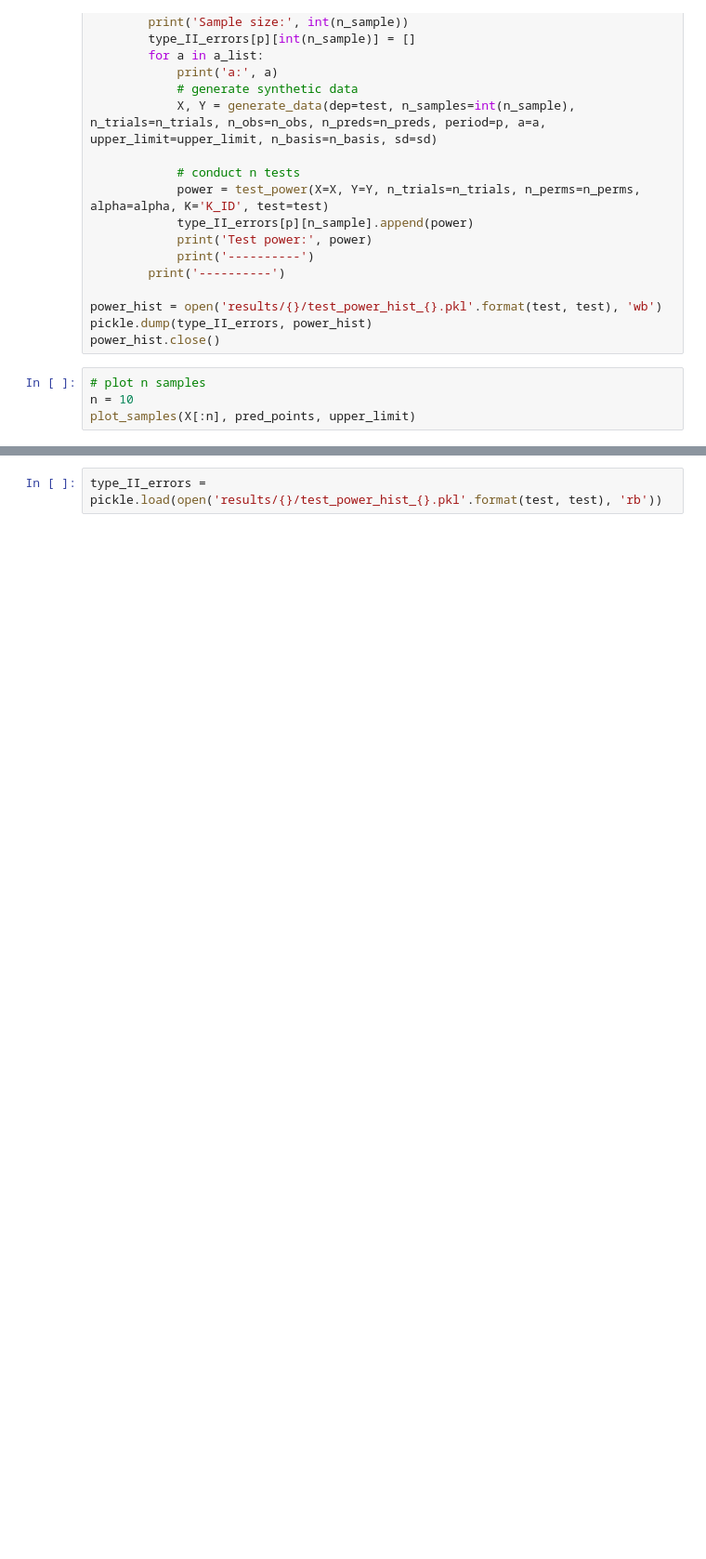
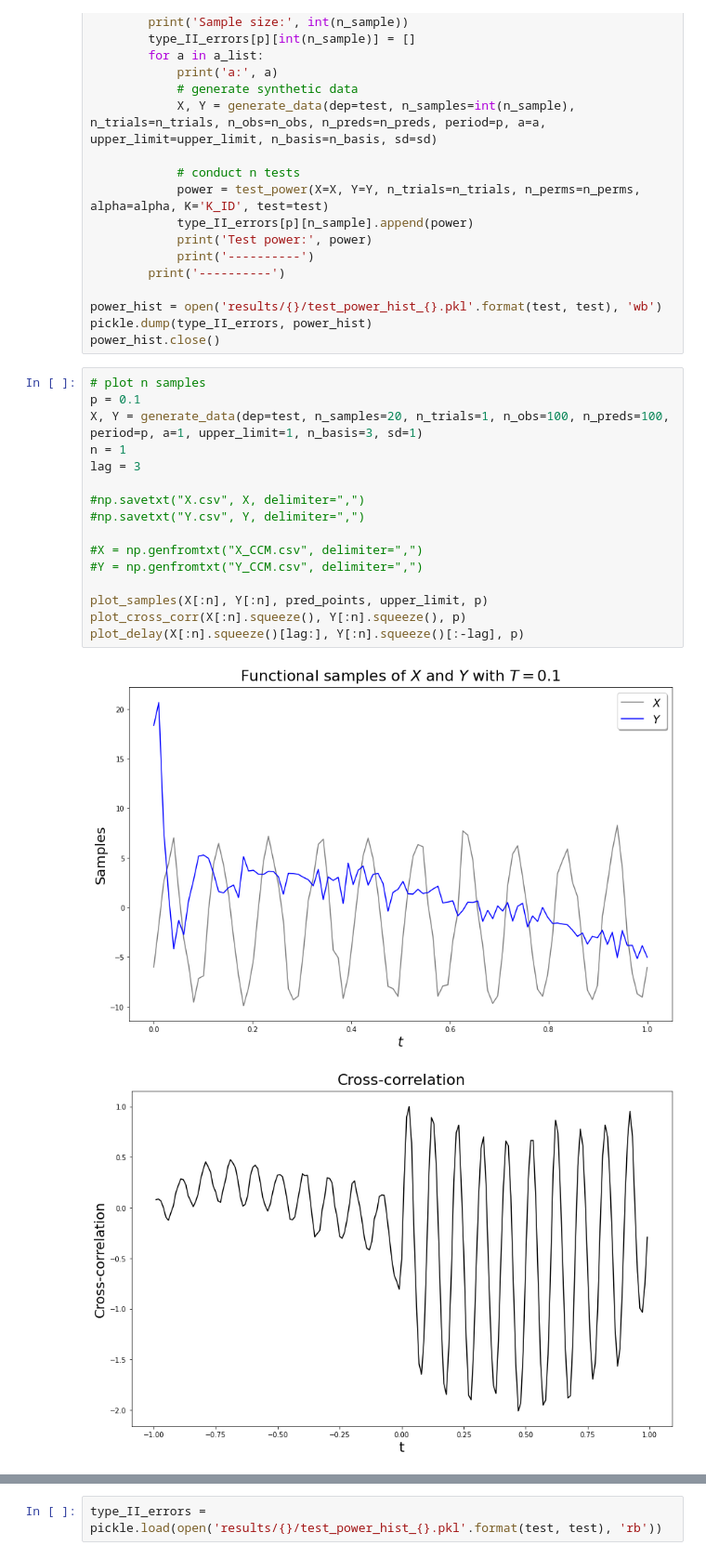
Before and after one commit to felix-laumann/causal-fda, a Jupyter notebook: run_independence_tests.ipynb, the cells around one changed output, grey strips where cells are left out. Shown: that part at 93% size. Saved outputs shown, nothing was run; the diff lists cells and outputs as text; blank space fills up the shorter version.

```diff
--- a/run_independence_tests.ipynb
+++ b/run_independence_tests.ipynb
@@ -86,7 +86,22 @@ for p in periods:
 power_hist = open('results/{}/test_power_hist_{}.pkl'.format(test, test), 'wb')
 pickle.dump(type_II_errors, power_hist)
 power_hist.close()
-# %%
-# plot n samples
-n = 10
-plot_samples(X[:n], pred_points, upper_limit)
+# %%
+# plot n samples
+p = 0.1
+X, Y = generate_data(dep=test, n_samples=20, n_trials=1, n_obs=100, n_preds=100, period=p, a=1, upper_limit=1, n_basis=3, sd=1)
+n = 1
+lag = 3
+
+#np.savetxt("X.csv", X, delimiter=",")
+#np.savetxt("Y.csv", Y, delimiter=",")
+
+#X = np.genfromtxt("X_CCM.csv", delimiter=",")
+#Y = np.genfromtxt("Y_CCM.csv", delimiter=",")
+
+plot_samples(X[:n], Y[:n], pred_points, upper_limit, p)
+plot_cross_corr(X[:n].squeeze(), Y[:n].squeeze(), p)
+plot_delay(X[:n].squeeze()[lag:], Y[:n].squeeze()[:-lag], p)
+# %% [output]
+[figure, added]
+[figure, added]
```
Also changed, not shown: parts of 19 cells of this notebook, 9 other files.
